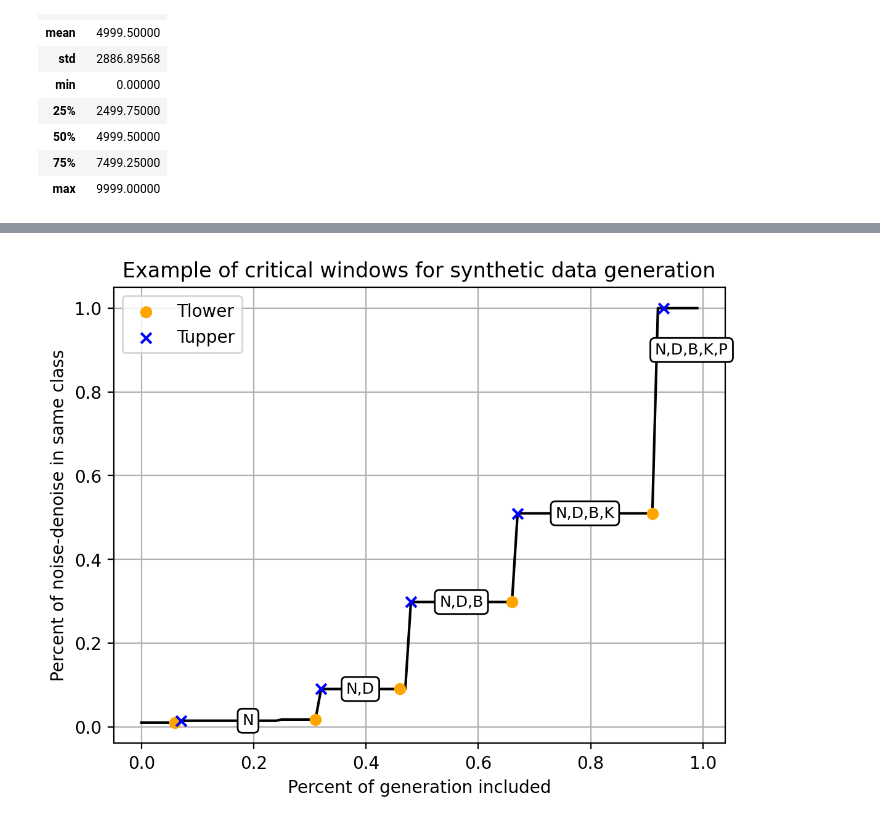
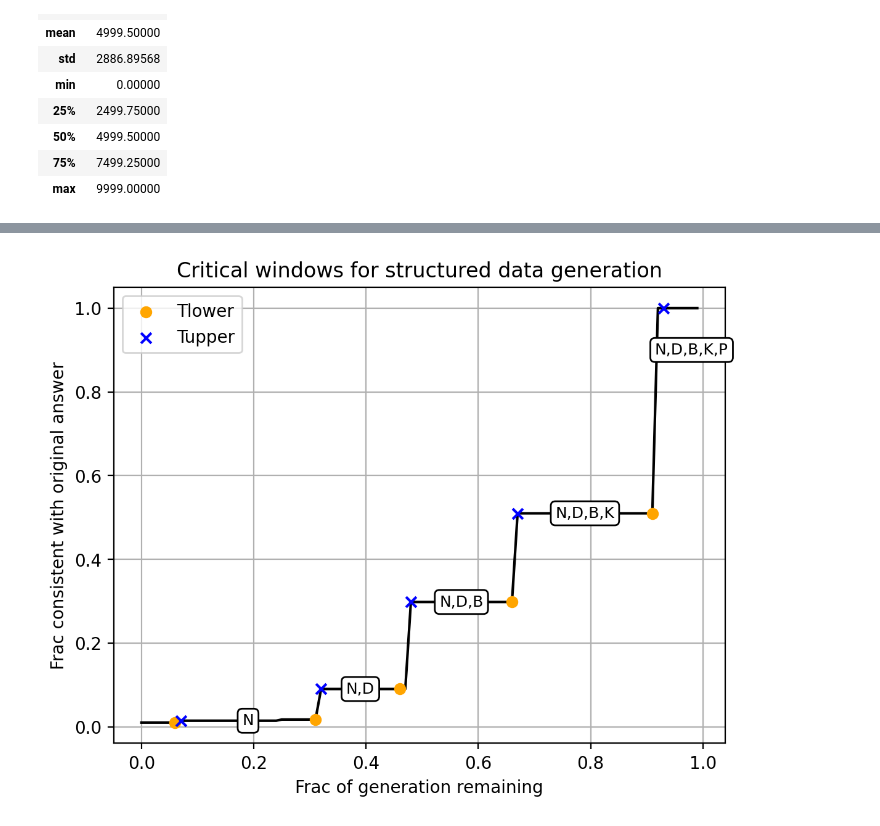
Before and after one commit to marvinli-harvard/critical-windows-lm, a Jupyter notebook: notebooks/2024-12-01-synthetic data.ipynb, the cells around one changed output, grey strips where cells are left out. Saved outputs shown, nothing was run; the diff lists cells and outputs as text; code cells hidden in the pictures.

```diff
--- a/notebooks/2024-12-01-synthetic data.ipynb
+++ b/notebooks/2024-12-01-synthetic data.ipynb
@@ -108,37 +108,34 @@ plt.plot(percent_to_same, percent_to_same_values, color="black")
 # Add Tlower and Tupper as dots on the existing graph
 plt.scatter(tlower_points, percent_to_same_values.loc[tlower_points], color='orange', label="Tlower", marker='o', zorder=5)  # Slightly above
 plt.scatter(tupper_points, percent_to_same_values.loc[tupper_points], color='blue', label="Tupper", marker='x', zorder=5)  # Slightly above
 
 # Add labels between the pairs
 for i, label in enumerate(labels):
     if i < len(labels)-1:
         # Between orange and blue points
         x_start = tupper_points[i]
         x_end = tlower_points[i+1]
         y_loc = percent_to_same_values.loc[tupper_points[i]]
     else:
         x_start = tupper_points[i]+0.05
         x_end = tupper_points[i]+0.05
         y_loc = 0.9
     # Add the label in the middle of the interval
     plt.text(
         (x_start + x_end) / 2,
         y_loc,  # Adjust the y-position for readability
         label,
         ha="center",
         va="center",
         fontsize=9,
         bbox=dict(facecolor='white', edgecolor='black', boxstyle='round,pad=0.3'),
     )
-
-
 # Add labels and legend
-plt.title("Example of critical windows for synthetic data generation")
-plt.xlabel("Percent of generation included")
-plt.ylabel("Percent of noise-denoise in same class")
+plt.title("Critical windows for structured data generation")
+plt.xlabel("Frac of generation remaining")
+plt.ylabel("Frac consistent with original answer")
 plt.legend()
 plt.grid(True)
-
 plt.show()
 # %% [output]
-[figure, old version]
+[figure, new version]
```
Also changed, not shown: 19 other files.
